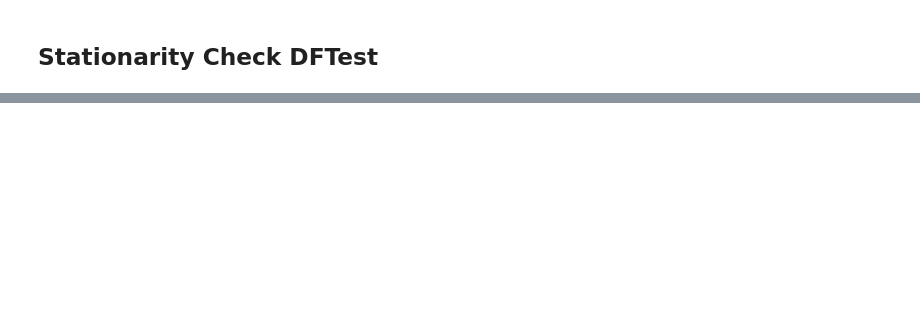
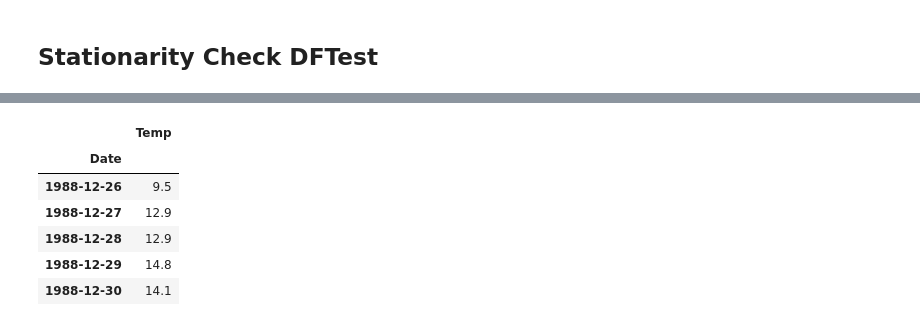
Before and after one commit to Aayush360/Data_Science_Intern, a Jupyter notebook: pandas_for_timeseries/Temperature_dataset_analysis.ipynb, the cells around one changed output, grey strips where cells are left out. Cells and saved outputs as stored; diff of their text form; code cells hidden in the pictures; blank space fills up the shorter version.

```diff
--- a/pandas_for_timeseries/Temperature_dataset_analysis.ipynb
+++ b/pandas_for_timeseries/Temperature_dataset_analysis.ipynb
@@ -333,0 +366,10 @@ plt.show()
+# %%
+df.tail()
+# %% [output]
+|  | Temp |
+| Date |  |
+| 1988-12-26 | 9.5 |
+| 1988-12-27 | 12.9 |
+| 1988-12-28 | 12.9 |
+| 1988-12-29 | 14.8 |
+| 1988-12-30 | 14.1 |
```
Also changed, not shown: parts of 25 cells of this notebook, 13 other files.
